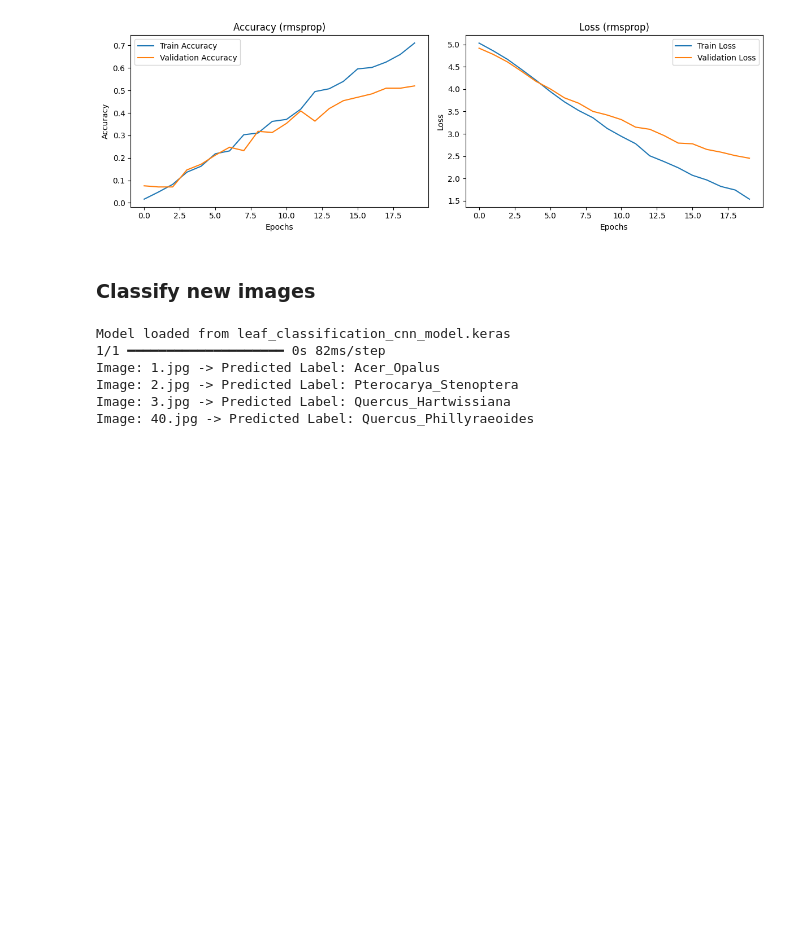
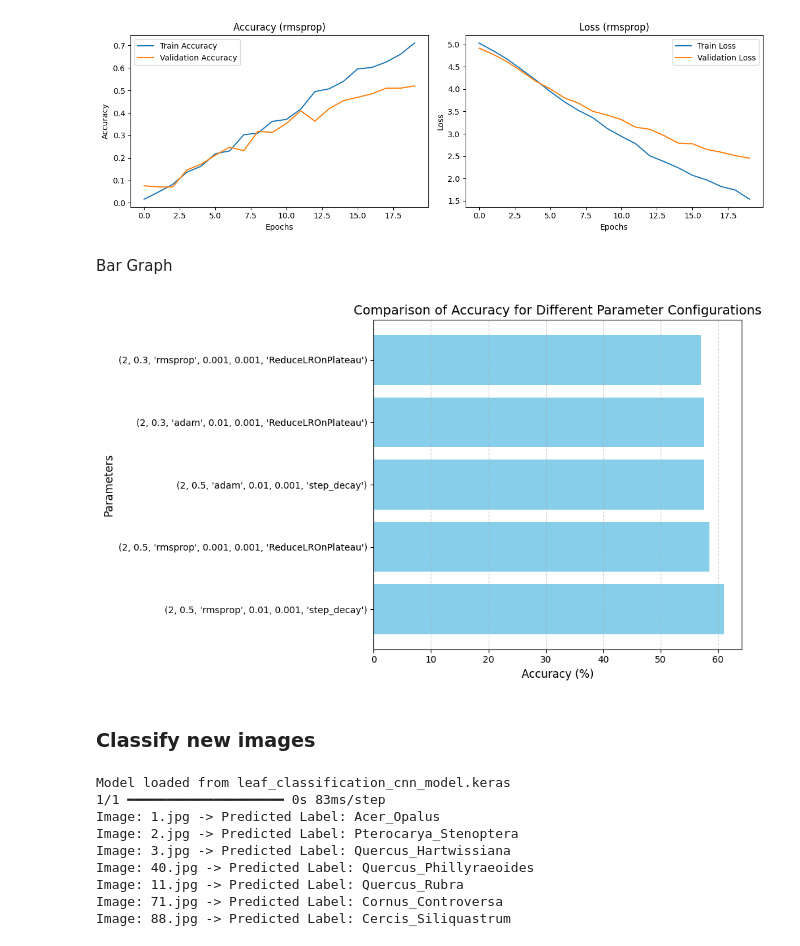
Before and after one commit to KareemShoaib/Deep-Learning, a Jupyter notebook: notebook.ipynb, the cells around one changed output. Saved outputs shown, nothing was run; the diff lists cells and outputs as text; code cells hidden in the pictures; blank space fills up the shorter version.

```diff
--- a/notebook.ipynb
+++ b/notebook.ipynb
@@ -258,6 +256,34 @@ plt.tight_layout()
 plt.show()
 # %% [output]
 [figure]
+# %% [markdown]
+Bar Graph
+# %%
+import matplotlib.pyplot as plt
+
+# Data
+params = [
+    "(2, 0.5, 'rmsprop', 0.01, 0.001, 'step_decay')",
+    "(2, 0.5, 'rmsprop', 0.001, 0.001, 'ReduceLROnPlateau')",
+    "(2, 0.5, 'adam', 0.01, 0.001, 'step_decay')",
+    "(2, 0.3, 'adam', 0.01, 0.001, 'ReduceLROnPlateau')",
+    "(2, 0.3, 'rmsprop', 0.001, 0.001, 'ReduceLROnPlateau')"
+]
+accuracies = [61.11, 58.59, 57.58, 57.58, 57.07]
+
+# Plot
+plt.figure(figsize=(10, 6))
+plt.barh(params, accuracies, color='skyblue')
+plt.xlabel('Accuracy (%)', fontsize=12)
+plt.ylabel('Parameters', fontsize=12)
+plt.title('Comparison of Accuracy for Different Parameter Configurations', fontsize=14)
+plt.grid(axis='x', linestyle='--', alpha=0.6)
+plt.tight_layout()
+
+# Display
+plt.show()
+# %% [output]
+[figure, added]
 # %% [markdown]
 ### Classify new images
 # %%
@@ -276,7 +302,7 @@ images = []
 valid_image_names = []
 
 test_images_folder = 'test_images'
-test_images = ['1.jpg', '2.jpg', '3.jpg','40.jpg']
+test_images = ['1.jpg', '2.jpg', '3.jpg','40.jpg' , '11.jpg' , '71.jpg' , '88.jpg']
 for name in test_images:
     img_path = os.path.join(test_images_folder, name)
     img = preprocess_image(img_path)
@@ -297,8 +323,11 @@ else:
         print(f"Image: {name} -> Predicted Label: {label_mapping[predicted_classes[i]]}")
 # %% [output]
 Model loaded from leaf_classification_cnn_model.keras
-1/1 ━━━━━━━━━━━━━━━━━━━━ 0s 82ms/step
+1/1 ━━━━━━━━━━━━━━━━━━━━ 0s 83ms/step
 Image: 1.jpg -> Predicted Label: Acer_Opalus
 Image: 2.jpg -> Predicted Label: Pterocarya_Stenoptera
 Image: 3.jpg -> Predicted Label: Quercus_Hartwissiana
 Image: 40.jpg -> Predicted Label: Quercus_Phillyraeoides
+Image: 11.jpg -> Predicted Label: Quercus_Rubra
+Image: 71.jpg -> Predicted Label: Cornus_Controversa
+Image: 88.jpg -> Predicted Label: Cercis_Siliquastrum
```
Also changed, not shown: parts of 1 cell of this notebook, 9 other files.
